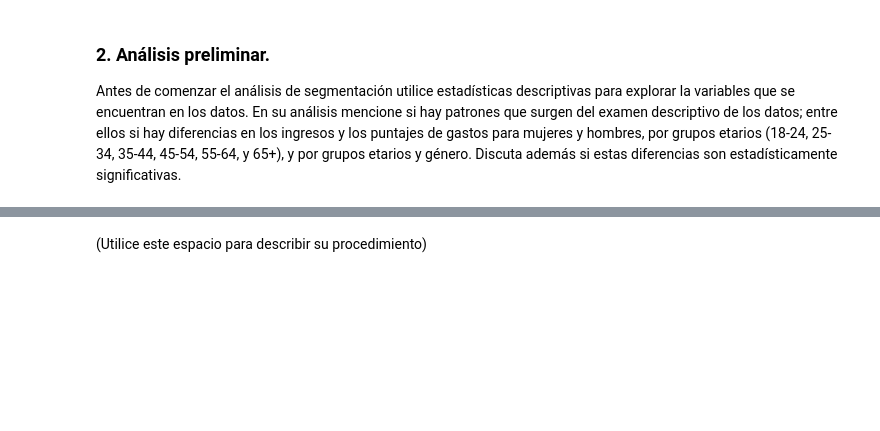
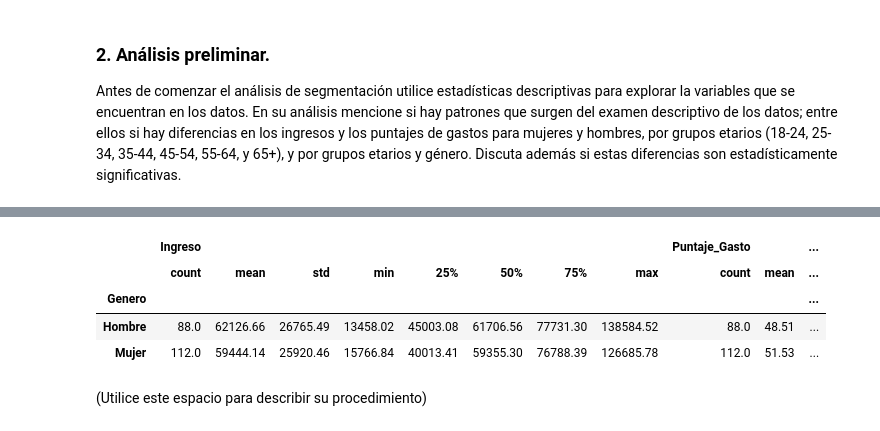
Before and after one commit to sebastian23escobar/Aprendizaje_no_supervisado, a Jupyter notebook: Taller2/S4_Taller_Jerarquico_DBSCAN.ipynb, the cells around one changed output, grey strips where cells are left out. Saved outputs shown, nothing was run; the diff lists cells and outputs as text; code cells hidden in the pictures; blank space fills up the shorter version.

```diff
--- a/Taller2/S4_Taller_Jerarquico_DBSCAN.ipynb
+++ b/Taller2/S4_Taller_Jerarquico_DBSCAN.ipynb
@@ -84,3 +126,16 @@ print(df)
+# %%
+
+# Agrupar por la variable categórica y calcular estadísticas descriptivas
+estadisticas_por_categoria = df.groupby('Genero').describe()
+
+# Mostrar las estadísticas descriptivas por categoría
+round(estadisticas_por_categoria[['Ingreso', 'Puntaje_Gasto']],2)
+# %% [output]
+|  | Ingreso |  |  |  |  |  |  |  | Puntaje_Gasto |  | ... |
+|  | count | mean | std | min | 25% | 50% | 75% | max | count | mean | ... |
+| Genero |  |  |  |  |  |  |  |  |  |  | ... |
+| Hombre | 88.0 | 62126.66 | 26765.49 | 13458.02 | 45003.08 | 61706.56 | 77731.30 | 138584.52 | 88.0 | 48.51 | ... |
+| Mujer | 112.0 | 59444.14 | 25920.46 | 15766.84 | 40013.41 | 59355.30 | 76788.39 | 126685.78 | 112.0 | 51.53 | ... |
 # %% [markdown]
 (Utilice este espacio para describir su procedimiento)
 # %% [markdown]
```
Also changed, not shown: parts of 4 cells of this notebook.
